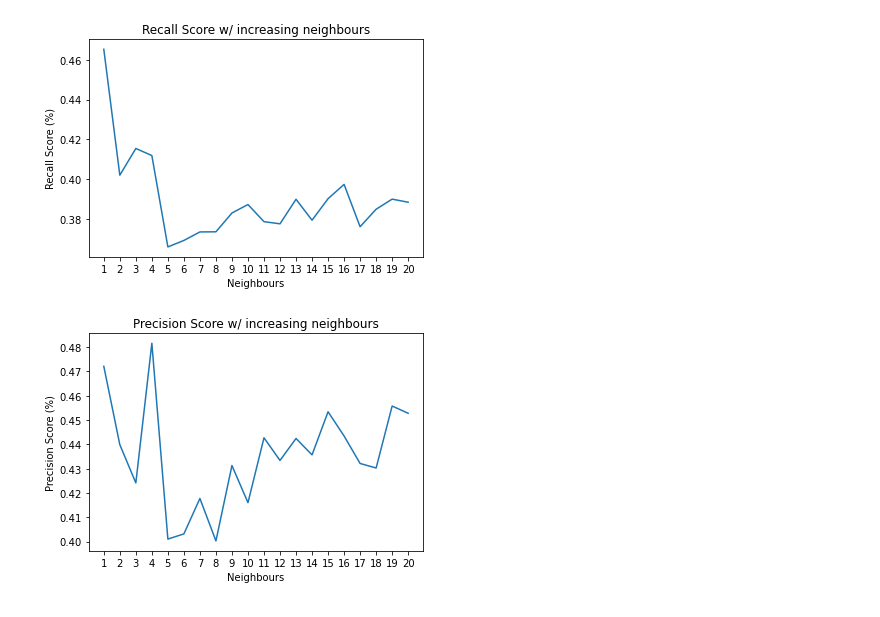
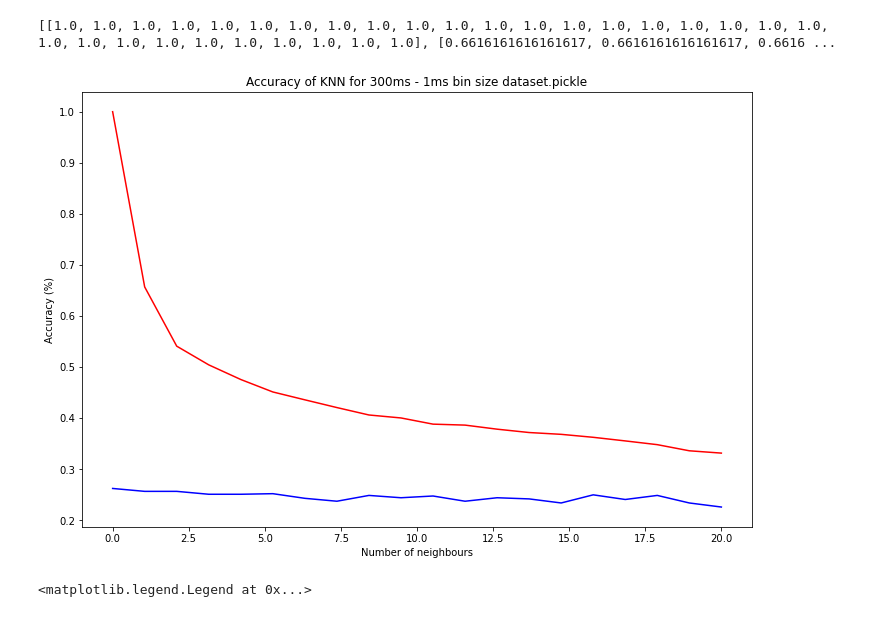
Before and after one commit to Geoforger/SpikingNetsTexture, a Jupyter notebook: networks/KNN spike classifier.ipynb, the cells around one changed output. Cells and saved outputs as stored; diff of their text form; code cells hidden in the pictures.

Commit message:
Kfold now valid - work on accuracy output

```diff
--- a/networks/KNN spike classifier.ipynb
+++ b/networks/KNN spike classifier.ipynb
@@ -14,7 +14,7 @@ textures = 11
 trials = 100
 
 # Set bin and sim params
-bin_size = 10   # Bin size in ms
+bin_size = 1   # Bin size in ms
 sim_length = 300   # Sim time in ms
 bins = sim_length / bin_size
 # %%
@@ -50,9 +48,11 @@ print(len(dataset))
 # WARNING: Dataset created from previous script contains a NULL row 0
 #          This row has currently been deleted and saved over the initial dataset
 #          Note for next time is to fix this bug
-# print(dataset[0])
-# dataset = np.delete(dataset, 0, 0)
-# print(len(dataset))
+#print(dataset[0])
+#dataset = np.delete(dataset, 0, 0)
+#print(len(dataset))
+if len(dataset) == 1101:
+    dataset = np.delete(dataset, 0, 0)
 
 # Split data into testing and training
 # Ration currently 80-20
@@ -116,18 +115,26 @@ plt.show()
-# %%
-plt.plot(x_vals, recall_scores)
-plt.xlabel("Neighbours")
-plt.ylabel("Recall Score (%)")
-plt.xticks(x_vals)
-plt.title("Recall Score w/ increasing neighbours")
-plt.show()
-# %% [output]
-[figure, removed]
-# %%
-plt.plot(x_vals, precision_scores)
-plt.xlabel("Neighbours")
-plt.ylabel("Precision Score (%)")
-plt.xticks(x_vals)
-plt.title("Precision Score w/ increasing neighbours")
-plt.show()
-# %% [output]
-[figure, removed]
+# %%
+print(train_accuracies)
+# %% [output]
+[[1.0, 1.0, 1.0, 1.0, 1.0, 1.0, 1.0, 1.0, 1.0, 1.0, 1.0, 1.0, 1.0, 1.0, 1.0, 1.0, 1.0, 1.0, 1.0, 1.0, 1.0, 1.0, 1.0, 1.0, 1.0, 1.0, 1.0, 1.0, 1.0, 1.0], [0.6616161616161617, 0.6616161616161617, 0.6616 ...
+# %%
+#Calculate the mean for training and validation accuracies
+train_accuracy_mean = np.mean(train_accuracies, axis=1)
+val_accuracy_mean = np.mean(val_accuracies, axis=1)
+# %%
+# Plot this data
+x = np.linspace(0, max_n, 20)
+
+fig, ax = plt.subplots(figsize=(12,8))
+
+ax.plot(x, train_accuracy_mean, color='r',label='Training Accuracy Mean')
+ax.plot(x, val_accuracy_mean, color='b',label='Validation Accuracy Mean')
+plt.xlabel("Number of neighbours")
+plt.ylabel("Accuracy (%)")
+plt.title("Accuracy of KNN for " + DATA_NAME)
+plt.savefig("/home/farscope2/Documents/PhD/Spiking Nets Project/SpikingNetsTexture/graphs/classifier_results/" +
+                    DATA_NAME + ".png")
+plt.show()
+ax.legend()
+# %% [output]
+[figure, added]
+<matplotlib.legend.Legend at 0x...>
```
Also changed, not shown: parts of 5 cells of this notebook.
